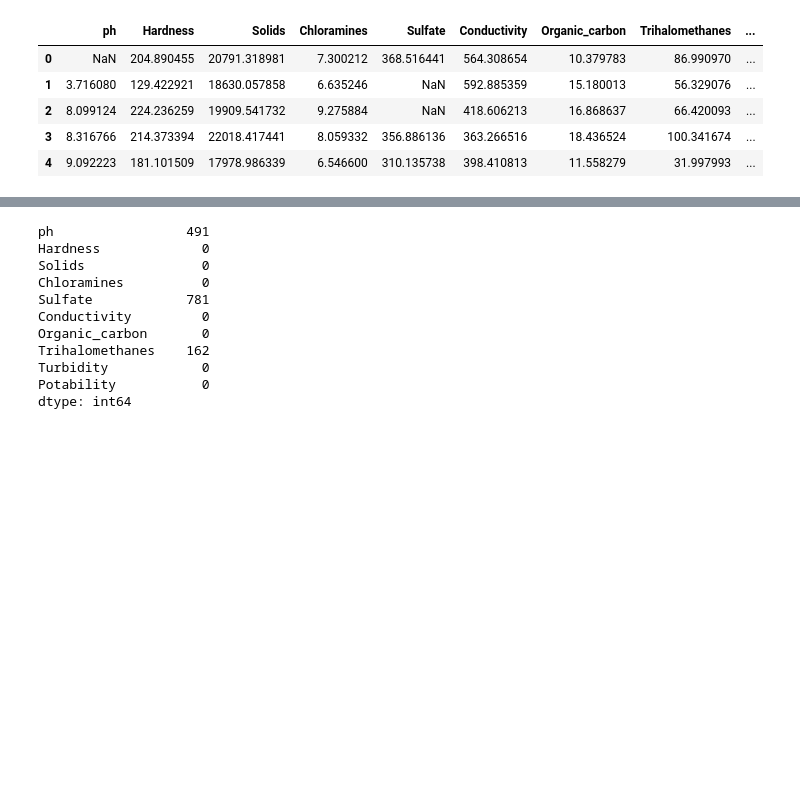
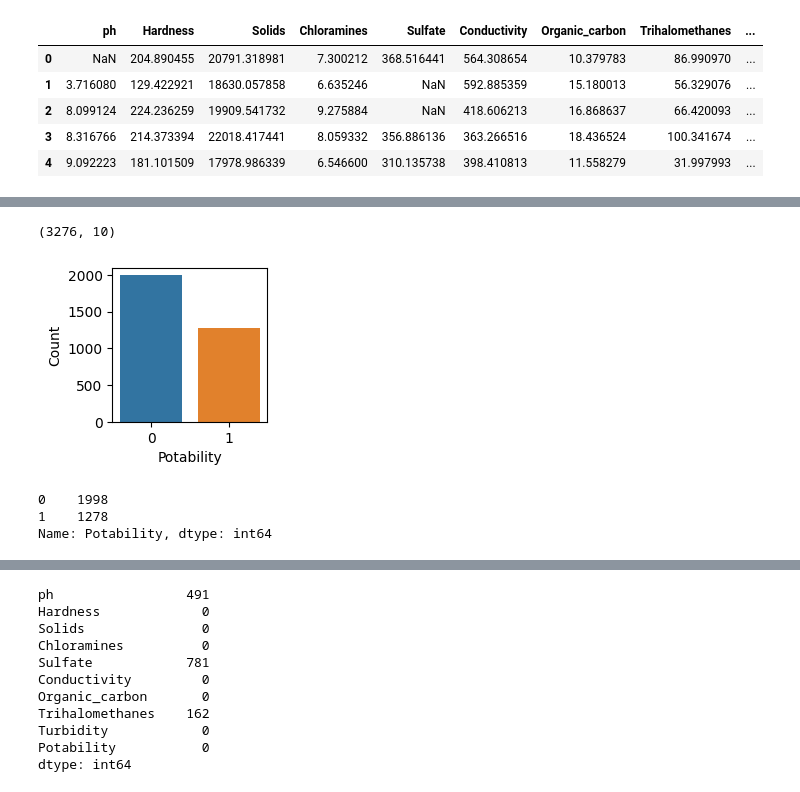
Before and after one commit to TZajas/CS4287-MLP-Project, a Jupyter notebook: CS4287_Prj1_20278748_20251874.ipynb, the cells around one changed output, grey strips where cells are left out. Cells and saved outputs as stored; diff of their text form; code cells hidden in the pictures; blank space fills up the shorter version.

```diff
--- a/CS4287_Prj1_20278748_20251874.ipynb
+++ b/CS4287_Prj1_20278748_20251874.ipynb
@@ -42,3 +53,24 @@ df.describe()
 | 50% | 7.036752 | 196.967627 | 20927.833607 | 7.130299 | 333.073546 | 421.884968 | 14.218338 | 66.622485 | ... |
 | 75% | 8.062066 | 216.667456 | 27332.762127 | 8.114887 | 359.950170 | 481.792304 | 16.557652 | 77.337473 | ... |
 | max | 14.000000 | 323.124000 | 61227.196008 | 13.127000 | 481.030642 | 753.342620 | 28.300000 | 124.000000 | ... |
+# %%
+# Displaying the shape of the data, 10 features and 3276 samples
+df.shape
+# %% [output]
+(3276, 10)
+# %%
+# Displaying the difference in volume between potabale and non-potable rows
+plt.figure(figsize=(2, 2))
+
+sb.countplot(data=df, x='Potability')
+plt.ylabel('Count')
+plt.show()
+
+# Displaying the exact count of potable and non-potable rows
+potability_counts = df['Potability'].value_counts()
+print(potability_counts)
+# %% [output]
+[figure, added]
+0    1998
+1    1278
+Name: Potability, dtype: int64
```
Also changed, not shown: parts of 20 cells of this notebook.
